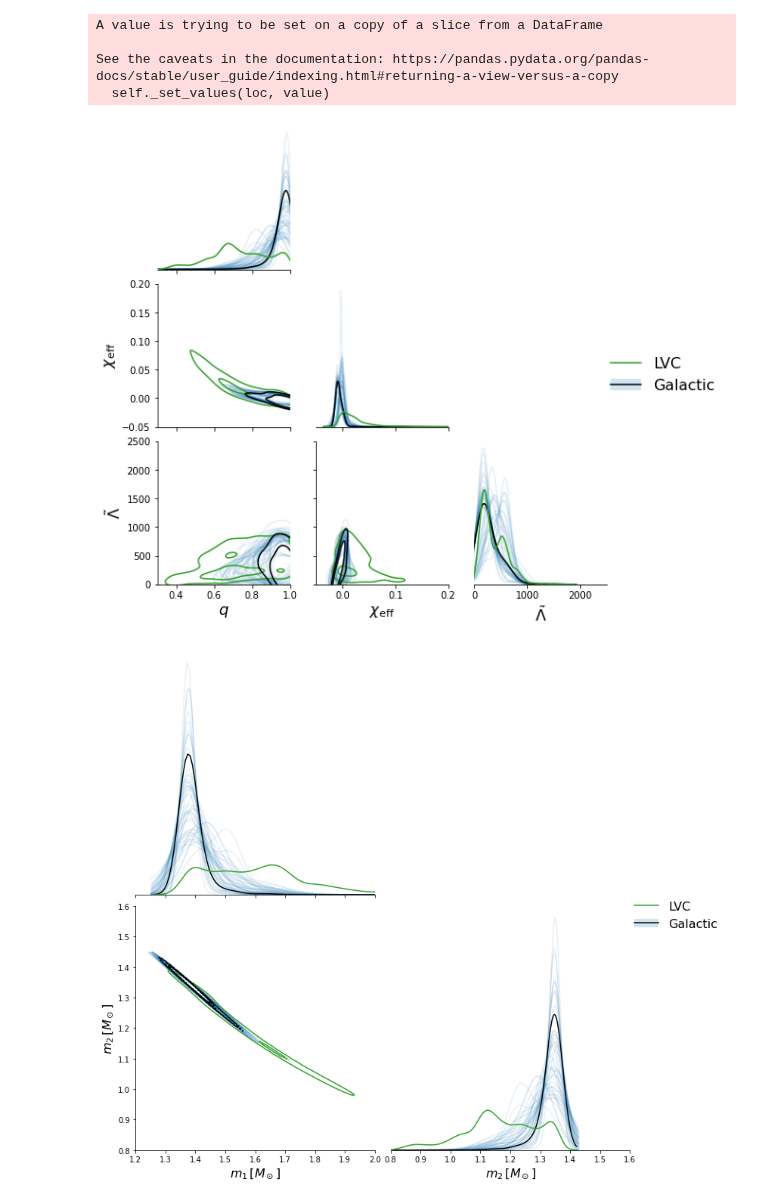
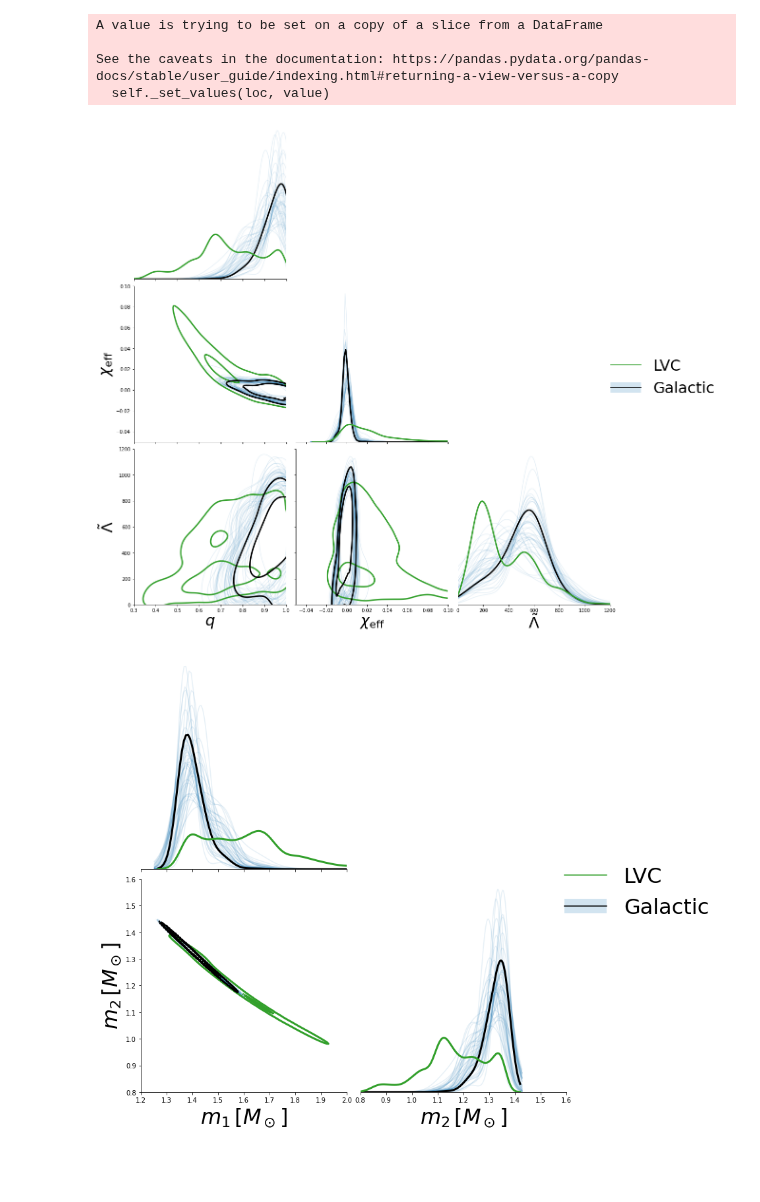
Before and after one commit to daniellmarc/reweighted-dns, a Jupyter notebook: GW170817_GalacticNS.ipynb, the cells around one changed output. Saved outputs shown, nothing was run; the diff lists cells and outputs as text; code cells hidden in the pictures; blank space fills up the shorter version.

```diff
--- a/GW170817_GalacticNS.ipynb
+++ b/GW170817_GalacticNS.ipynb
@@ -186,7 +186,7 @@ palette = {"Galactic (prior)": 'gray', 'LVC (prior)': sns.color_palette()[1], 'G
 for jj in range(ii): palette['Galactic {0}'.format(jj)] = sns.color_palette()[0]
 
 replacements = {'m1': r'$m_1 \,[M_\odot]$', 'm2': r'$m_2 \,[M_\odot]$', 'spin1': r'$\chi_1$', 'spin2': r'$\chi_2$', 'lambda1': r'$\Lambda_1$', 'lambda2': r'$\Lambda_2$', 'mchirp': r'$\mathcal{M} \,[M_\odot]$', 'q': r'$q$', 'chi_eff': r'$\chi_\mathrm{eff}$', 'lambdatilde': r'$\tilde{\Lambda}$'}
-limits = {'m1': (1.2,2.0), 'm2': (0.8,1.6), 'spin1': (0.,1.), 'spin2': (0.,1.), 'lambda1': (0.,2500.), 'lambda2': (0.,2500.), 'mchirp': (1.1,1.2), 'q': (0.3,1.), 'chi_eff': (-0.05,0.2), 'lambdatilde': (0.,2500.)}
+limits = {'m1': (1.2,2.0), 'm2': (0.8,1.6), 'spin1': (0.,1.), 'spin2': (0.,1.), 'lambda1': (0.,2500.), 'lambda2': (0.,2500.), 'mchirp': (1.1,1.2), 'q': (0.3,1.), 'chi_eff': (-0.05,0.1), 'lambdatilde': (0.,1200.)}
 
 lower_priors = ["Galactic (prior)"]
 diag_priors = ['LVC (prior)','Galactic (prior)']
@@ -204,33 +204,33 @@ def fancy_corner(df,vars,hue_col='prior',wt_col='massweight',lower_priors=lower_
   fig = sns.PairGrid(df, vars=vars, corner=True, diag_sharey=False, height=height)
 
   fig.map_diag(sns.kdeplot, data=df, hue=hue_col, hue_order=traces, palette=palette, fill=False, alpha=trace_alpha, common_norm=False, weights=df[wt_col])
-  fig.map_diag(sns.kdeplot, data=df, hue=hue_col, hue_order=posts, palette=palette, fill=False, common_norm=False, weights=df[wt_col])
+  fig.map_diag(sns.kdeplot, data=df, hue=hue_col, hue_order=posts, palette=palette, fill=False, common_norm=False, weights=df[wt_col], linewidth=3)
   fig.map_lower(sns.kdeplot, data=df, hue=hue_col, hue_order=traces, palette=palette, levels=trace_levels, alpha=trace_alpha, weights=df[wt_col])
-  fig.map_lower(sns.kdeplot, data=df, hue=hue_col, hue_order=posts, palette=palette, levels=post_levels, weights=df[wt_col])
-  fig.add_legend(label_order=posts,legend_data=handles,fontsize=16)
+  fig.map_lower(sns.kdeplot, data=df, hue=hue_col, hue_order=posts, palette=palette, levels=post_levels, weights=df[wt_col], linewidths=3)
+  fig.add_legend(label_order=posts,legend_data=handles,fontsize=32)
 
   for i in range(len(vars)):
     for j in range(i+1):
         xlabel = vars[j]
         ylabel = vars[i]
         if xlabel in replacements.keys():
-            fig.axes[i][j].set_xlabel(replacements[xlabel],fontsize=16)
+            fig.axes[i][j].set_xlabel(replacements[xlabel],fontsize=32)
             fig.axes[i][j].set_xlim(*limits[xlabel])
         if ylabel in replacements.keys():
-            fig.axes[i][j].set_ylabel(replacements[ylabel],fontsize=16)
+            fig.axes[i][j].set_ylabel(replacements[ylabel],fontsize=32)
             fig.axes[i][j].set_ylim(*limits[ylabel])
 # %%
 # make a corner plot of the transformed variables
 
-fancy_corner(marg_df,["q","chi_eff",'lambdatilde'])
+fancy_corner(marg_df,["q","chi_eff",'lambdatilde'],height=5.)
 # %% [output]
-[figure, old version]
+[figure, new version]
 # %%
 # make a corner plot of the component masses
 
 fancy_corner(marg_df,["m1","m2"],height=5.)
 # %% [output]
-[figure, old version]
+[figure, new version]
 # %%
 # calculate medians and 90% credible intervals
 
```
Also changed, not shown: parts of 3 cells of this notebook.
